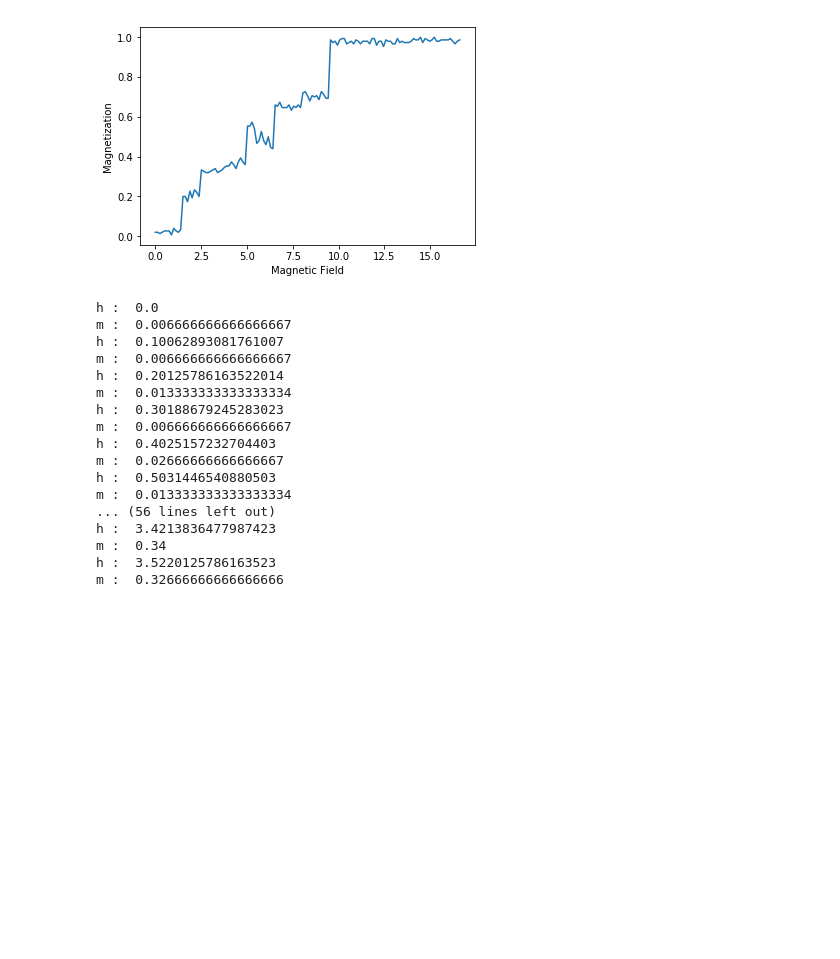
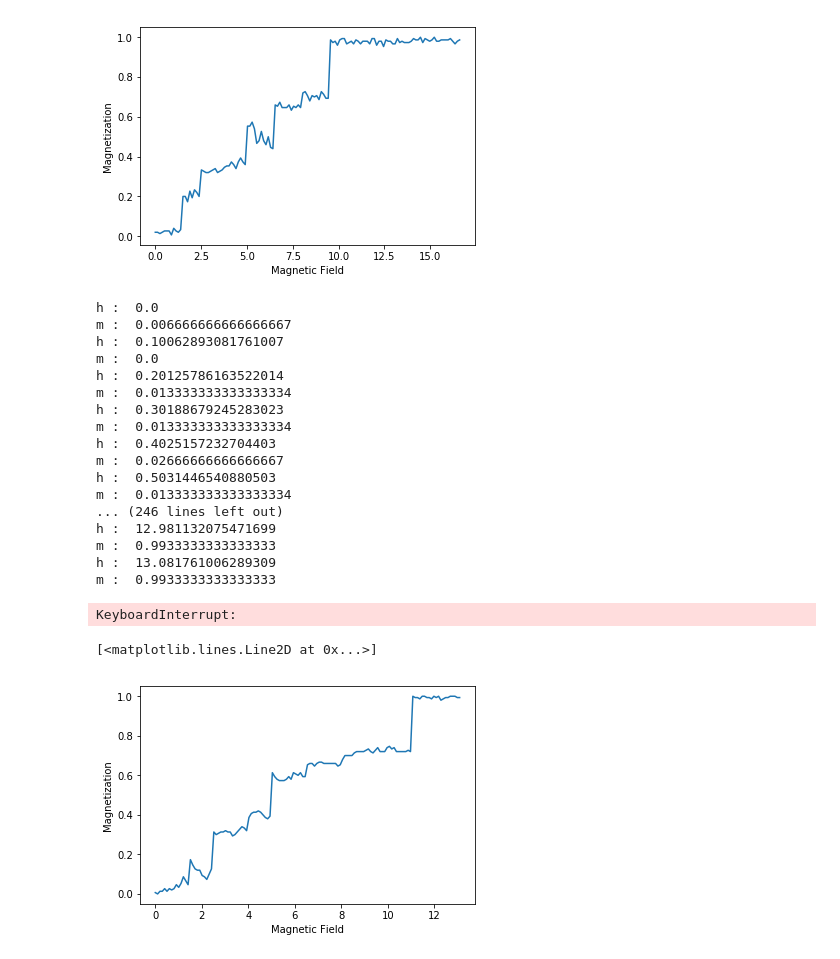
Before and after one commit to pondelion/PhysicsML, a Jupyter notebook: SpinInteractionBaysianEstimation/SpinInteractionBaysianEstimation.ipynb, the cells around one changed output. Drawn from its saved outputs; the diff is of its cells as text; code cells hidden in the pictures; blank space fills up the shorter version.

```diff
--- a/SpinInteractionBaysianEstimation/SpinInteractionBaysianEstimation.ipynb
+++ b/SpinInteractionBaysianEstimation/SpinInteractionBaysianEstimation.ipynb
@@ -116,11 +116,11 @@ plt.plot(h_hist, m_hist)
 # %%
 # {スピン種類番号: {相互作用するスピンの相対位置: 相互作用}}
 interactions = {
-    0: {-3: J[3], -2: J[1], -1: J[0], 1: J[0], 2: J[1]},
+    0: {-3: J[3], -2: J[1], -1: J[0], 1: J[0], 2: J[1], 3: J[3]},
     1: {-3: J[4], -2: J[5], -1: J[0], 1: J[2], 2: J[0], 4: J[5]},
     2: {-4: J[6], -3: J[4], -2: J[1], -1: J[2], 1: J[1], 2: J[6], 3: J[4]},
     3: {-3: J[3], -2: J[0], -1: J[1], 1: J[1], 2: J[0], 3: J[3]},
-    4: {-3: J[4], -3: J[6], -1: J[1], 1: J[2], 2: J[1], 3: J[4], 4: J[6]},
+    4: {-3: J[4], -2: J[6], -1: J[1], 1: J[2], 2: J[1], 3: J[4], 4: J[6]},
     5: {-4: J[5], -3: J[4], -2: J[0], -1: J[2], 1: J[0], 2: J[1], 3: J[3]}
 }
 # %%
@@ -162,7 +162,7 @@ spin_hamiltonian(spins, interactions, b, h=100.0)
 # %% [output]
 -182.91875
 # %%
-N_FLIP = 2000
+N_FLIP = 1000
 # %%
 %%time
 rand_idxs = np.random.randint(0, N_SPIN, N_FLIP)
@@ -233,6 +233,7 @@ plt.plot(h_hist, m_hist)
 %%time
 h_hist = []
 m_hist = []
+spins = np.random.randint(0, 2, N_SPIN) - 0.5
 for h in np.linspace(0, 16, 160):
     m = []
     for i in range(3):
@@ -242,9 +243,12 @@ for h in np.linspace(0, 16, 160):
             cur_energy = spin_hamiltonian(spins, interactions, b, h=h)
             spins[idx] *= -1.
             flip_energy = spin_hamiltonian(spins, interactions, b, h=h)
-            if 0.01 > np.random.rand():
+
+            if flip_energy < cur_energy:
                 pass
-            elif flip_energy > cur_energy:
+            elif 0.003 > np.random.rand():
+                pass
+            else:
                 spins[idx] *= -1.
         m.append(abs(sum(spins))/(len(spins)*0.5))
     print('h : ', h)
@@ -255,17 +259,25 @@ for h in np.linspace(0, 16, 160):
 h :  0.0
 m :  0.006666666666666667
 h :  0.10062893081761007
-m :  0.006666666666666667
+m :  0.0
 h :  0.20125786163522014
 m :  0.013333333333333334
 h :  0.30188679245283023
-m :  0.006666666666666667
+m :  0.013333333333333334
 h :  0.4025157232704403
 m :  0.02666666666666667
 h :  0.5031446540880503
 m :  0.013333333333333334
-... (56 lines left out)
-h :  3.4213836477987423
-m :  0.34
-h :  3.5220125786163523
-m :  0.32666666666666666
+... (246 lines left out)
+h :  12.981132075471699
+m :  0.9933333333333333
+h :  13.081761006289309
+m :  0.9933333333333333
+KeyboardInterrupt:
+# %%
+plt.xlabel('Magnetic Field')
+plt.ylabel('Magnetization')
+plt.plot(h_hist, m_hist)
+# %% [output]
+[<matplotlib.lines.Line2D at 0x...>]
+[figure, added]
```
